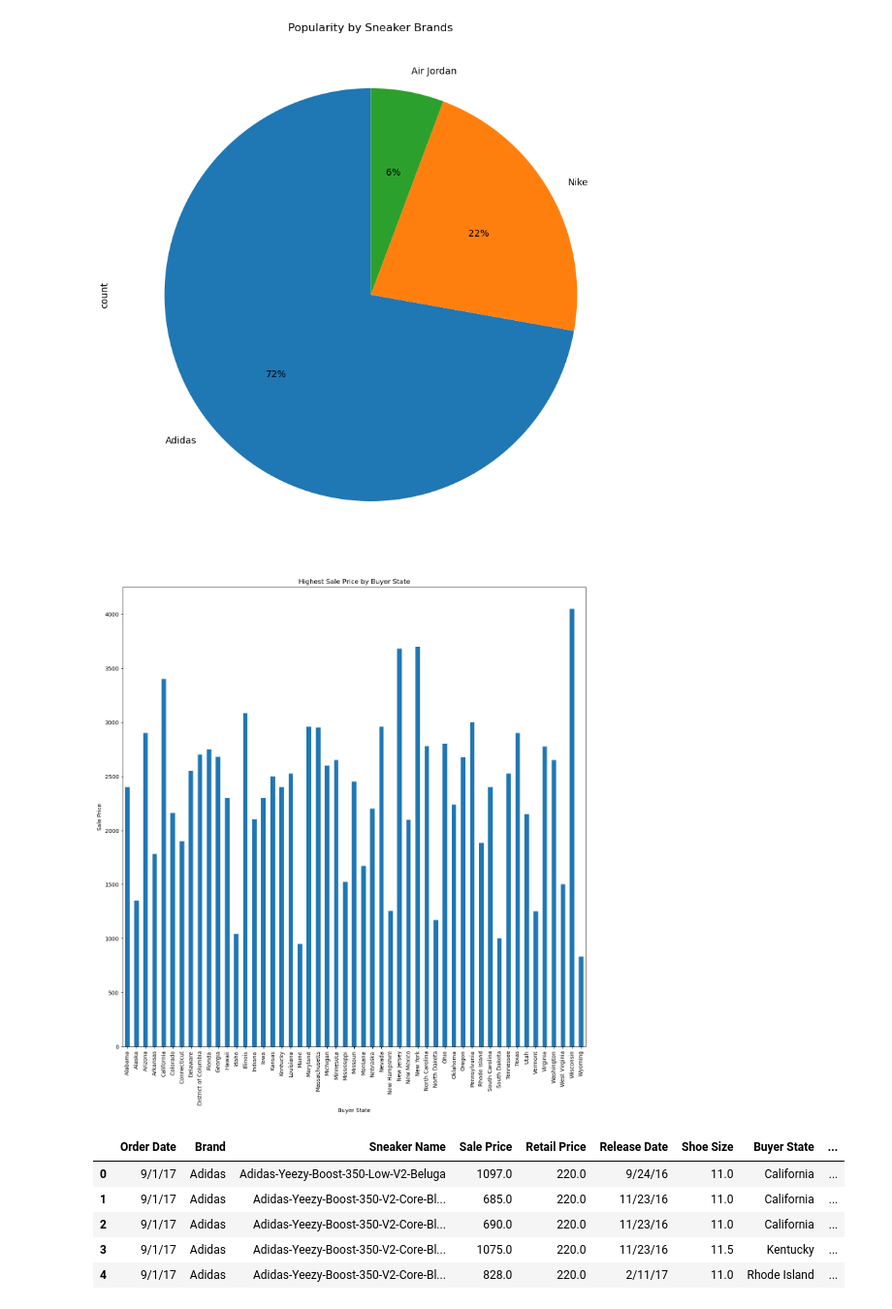
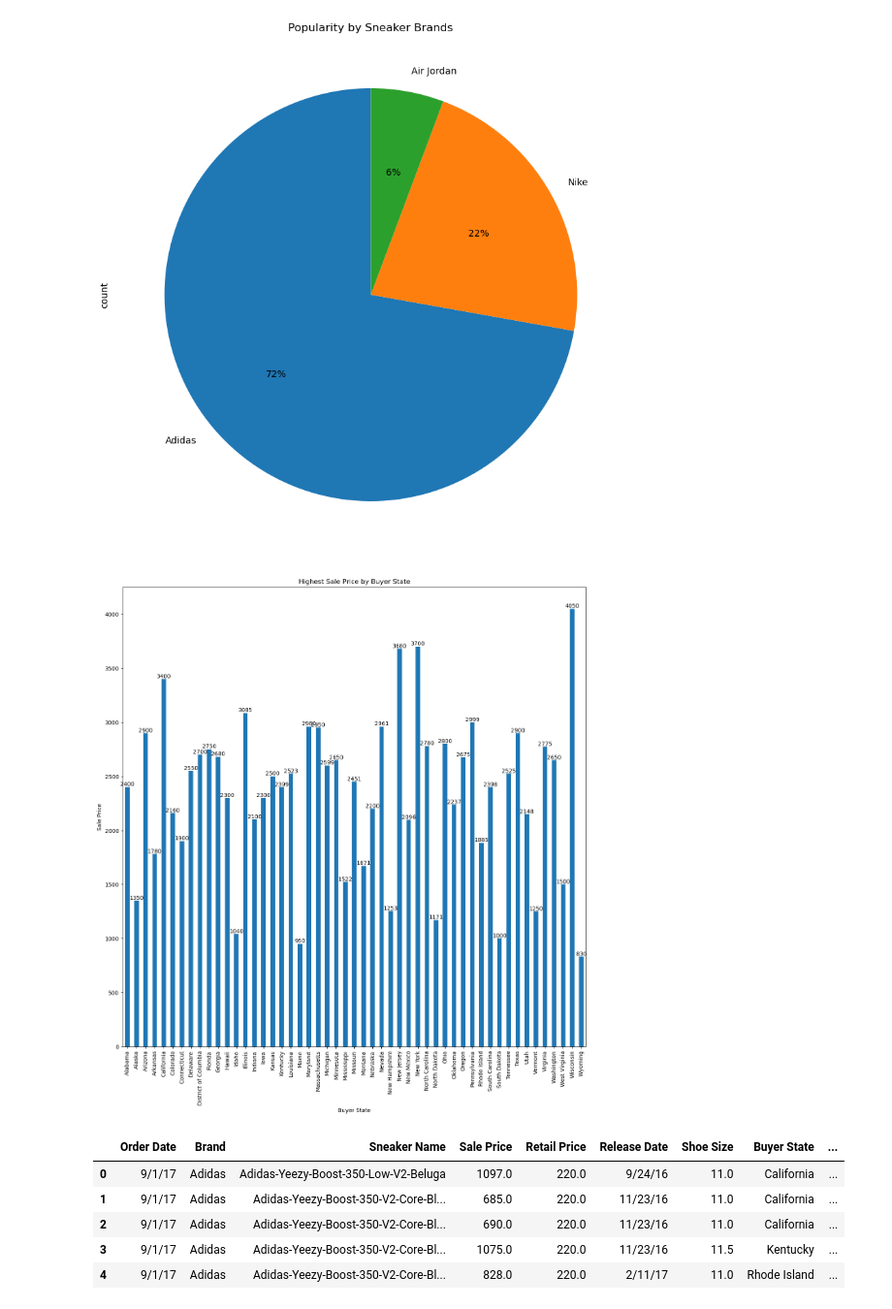
Before and after one commit to melissaa06/SNKRS_R_US, a Jupyter notebook: SneakerPy.ipynb, the cells around one changed output. Shown at 97% size. Saved outputs shown, nothing was run; the diff lists cells and outputs as text; code cells hidden in the pictures.

```diff
--- a/SneakerPy.ipynb
+++ b/SneakerPy.ipynb
@@ -49,17 +49,22 @@ plt.show()
 # %%
 #Highest cost per State
 sneaker_data['Sale Price'] = pd.to_numeric(sneaker_data['Sale Price'], errors='coerce')
 
 # Group by State and maximum sales price
 grouped = sneaker_data.groupby('Buyer State')['Sale Price'].max()
 plt.figure(figsize=(15,15))
-grouped.plot(kind='bar')
+ax = grouped.plot(kind='bar')
 plt.title('Highest Sale Price by Buyer State')
 plt.ylabel('Sale Price')
 plt.xlabel('Buyer State')
+
+# Labels for each bar graph
+for container in ax.containers:
+    ax.bar_label(container)
+
 plt.show()
 # %% [output]
-[figure, old version]
+[figure, new version]
 # %%
 # Update spreadsheet with Sneaker Price Difference
 sneaker_data['Price Difference'] = sneaker_data['Sale Price'] - sneaker_data['Retail Price']
```
Also changed, not shown: parts of 6 cells of this notebook.
